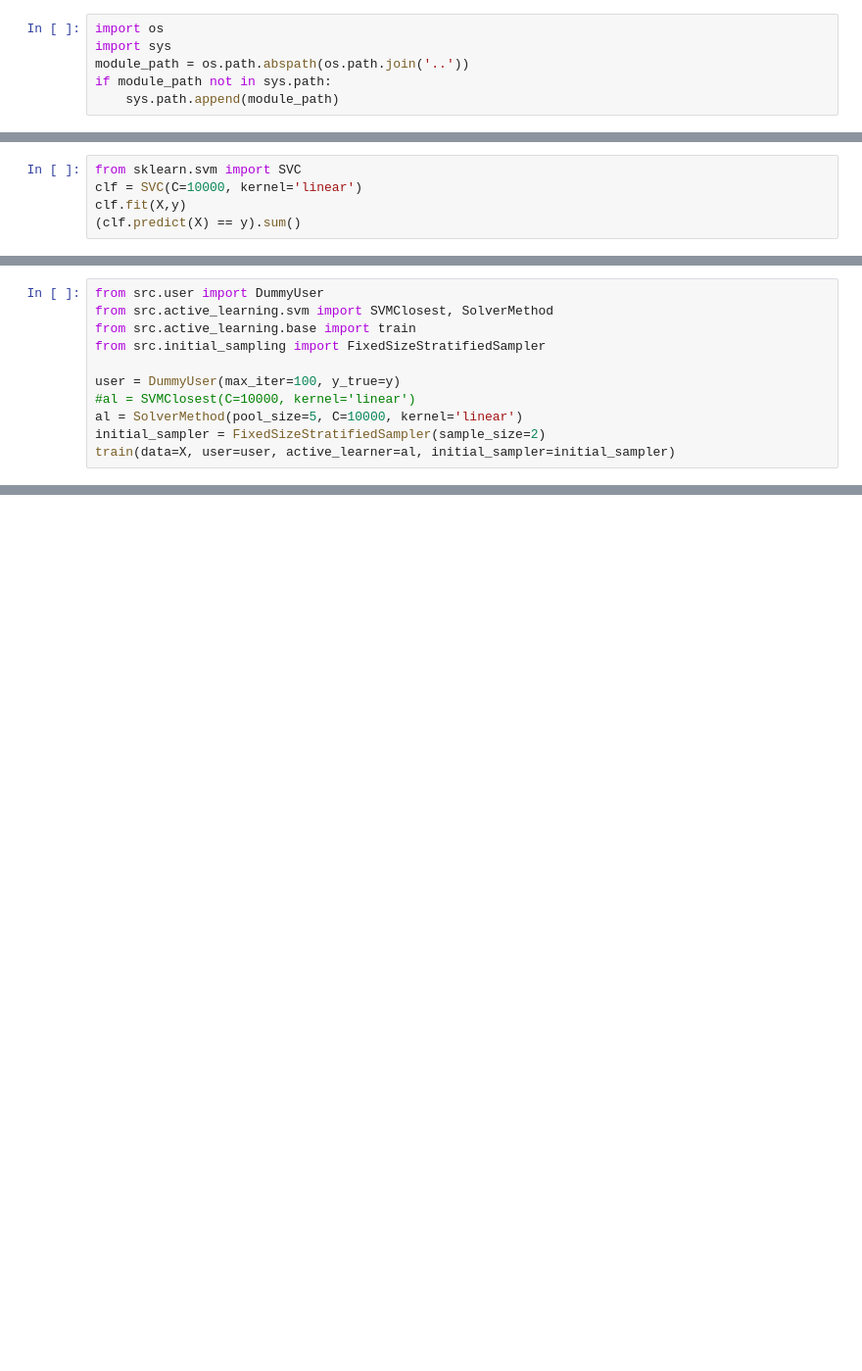
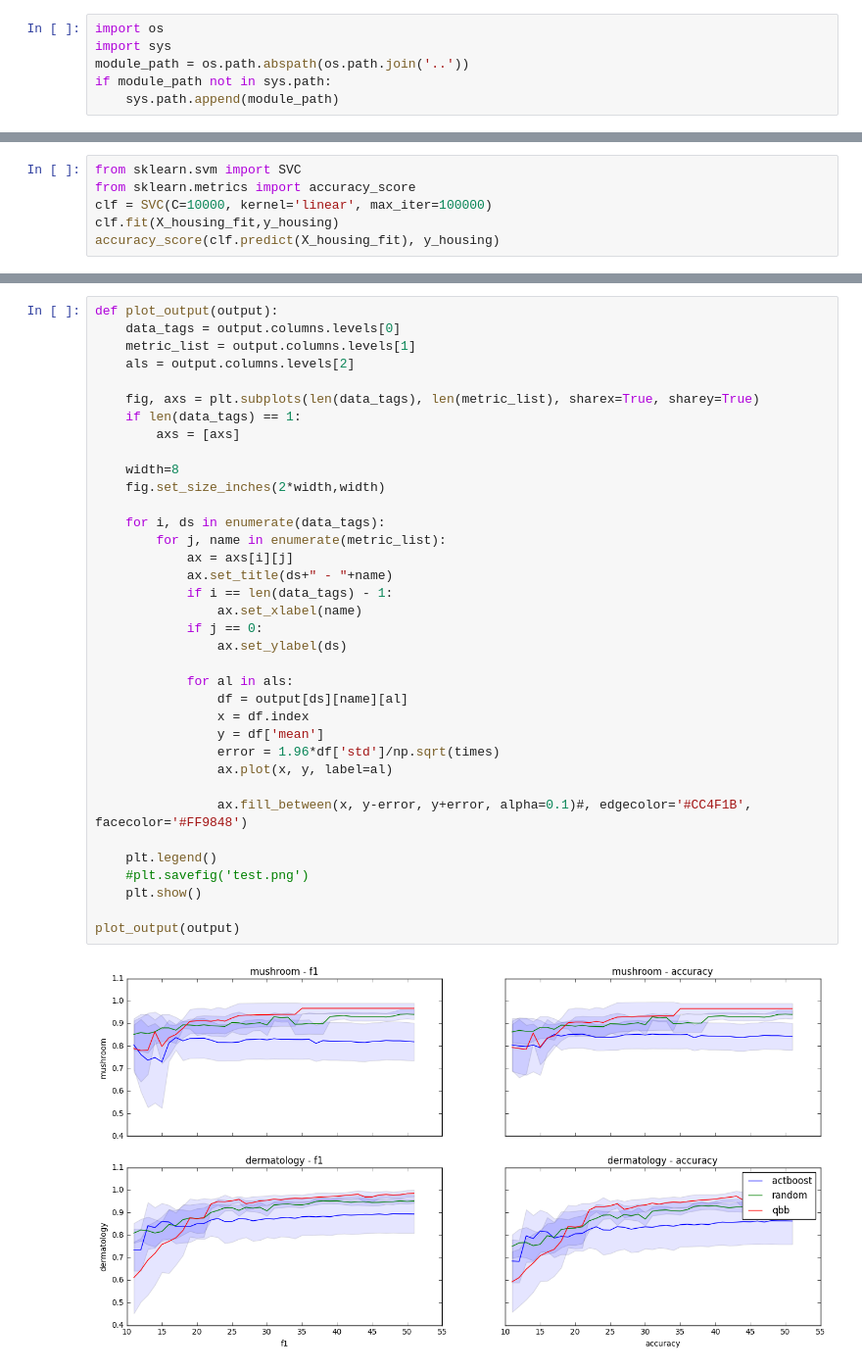
Before and after one commit to AIDEmeProject/PythonMiddleware, a Jupyter notebook: notebooks/svm test.ipynb, the cells around one changed output, grey strips where cells are left out. Shown at 98% size. Cells and saved outputs as stored; diff of their text form; blank space fills up the shorter version.

```diff
--- a/notebooks/svm test.ipynb
+++ b/notebooks/svm test.ipynb
@@ -50,6 +83,7 @@ plt.scatter(X[:,0], X[:,1], c=y)
 # %%
 from sklearn.svm import SVC
-clf = SVC(C=10000, kernel='linear')
-clf.fit(X,y)
-(clf.predict(X) == y).sum()
+from sklearn.metrics import accuracy_score
+clf = SVC(C=10000, kernel='linear', max_iter=100000)
+clf.fit(X_housing_fit,y_housing)
+accuracy_score(clf.predict(X_housing_fit), y_housing)
 # %% [output]
@@ -57,11 +90,0 @@ clf.fit(X,y)
-# %%
-from src.user import DummyUser
-from src.active_learning.svm import SVMClosest, SolverMethod
-from src.active_learning.base import train
-from src.initial_sampling import FixedSizeStratifiedSampler
-
-user = DummyUser(max_iter=100, y_true=y)
-#al = SVMClosest(C=10000, kernel='linear')
-al = SolverMethod(pool_size=5, C=10000, kernel='linear')
-initial_sampler = FixedSizeStratifiedSampler(sample_size=2)
-train(data=X, user=user, active_learner=al, initial_sampler=initial_sampler)
@@ -75,0 +144,38 @@ al.clf.coef_, clf.coef_
+# %%
+def plot_output(output):
+    data_tags = output.columns.levels[0]
+    metric_list = output.columns.levels[1]
+    als = output.columns.levels[2]
+
+    fig, axs = plt.subplots(len(data_tags), len(metric_list), sharex=True, sharey=True)
+    if len(data_tags) == 1:
+        axs = [axs]
+
+    width=8
+    fig.set_size_inches(2*width,width)
+
+    for i, ds in enumerate(data_tags):
+        for j, name in enumerate(metric_list):
+            ax = axs[i][j]
+            ax.set_title(ds+" - "+name)
+            if i == len(data_tags) - 1:
+                ax.set_xlabel(name)
+            if j == 0:
+                ax.set_ylabel(ds)
+
+            for al in als:
+                df = output[ds][name][al]
+                x = df.index
+                y = df['mean']
+                error = 1.96*df['std']/np.sqrt(times)
+                ax.plot(x, y, label=al)
+
+                ax.fill_between(x, y-error, y+error, alpha=0.1)#, edgecolor='#CC4F1B', facecolor='#FF9848')
+
+    plt.legend()
+    #plt.savefig('test.png')
+    plt.show()
+
+plot_output(output)
+# %% [output]
+[figure, added]
```
Also changed, not shown: parts of 14 cells of this notebook, 26 other files.
